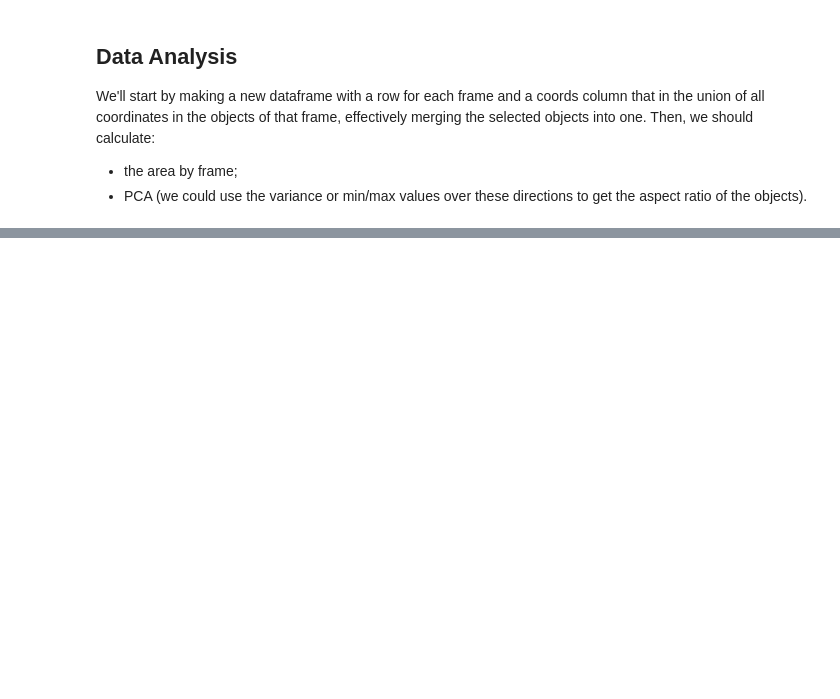
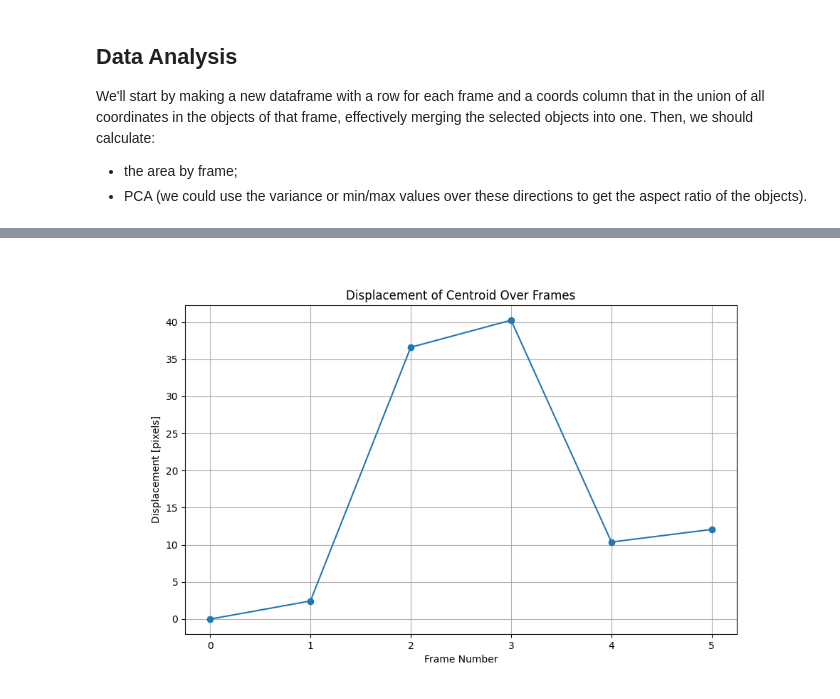
Before and after one commit to gonzaloangaut/tracking_cells, a Jupyter notebook: measuring_cell_deformation.ipynb, the cells around one changed output, grey strips where cells are left out. Drawn from its saved outputs; the diff is of its cells as text; code cells hidden in the pictures; blank space fills up the shorter version.

Commit message:
Added code for data analysis.

```diff
--- a/measuring_cell_deformation.ipynb
+++ b/measuring_cell_deformation.ipynb
@@ -404,9 +406,10 @@ filtered_df = pd.DataFrame()
 
 for frame, labels in object_to_track.items():
     # Filter for the current frame and specified labels
-    frame_filtered = df_properties[(df_properties['frame'] == frame) & (df_properties['label'].isin(labels))]
+    frame_filtered = properties_df[(properties_df['frame'] == frame) & (properties_df['label'].isin(labels))]
 
     # Append the filtered DataFrame to the cumulative DataFrame
     filtered_df = pd.concat([filtered_df, frame_filtered], ignore_index=True)
 
 # Now filtered_df contains only the rows for specified objects in each frame
+filtered_df
@@ -421,3 +443,20 @@ for frame, labels in object_to_track.items():
 We'll start by making a new dataframe with a row for each frame and a coords column that in the union of all coordinates in the objects of that frame, effectively merging the selected objects into one. Then, we should calculate:
 - the area by frame;
 - PCA (we could use the variance or min/max values over these directions to get the aspect ratio of the objects).
+# %%
+# Initialize an empty list to store the aggregated data
+data = []
+
+# Group filtered_df by 'frame' and aggregate coordinates
+for frame, group in filtered_df.groupby('frame'):
+    # Concatenate all coords lists for the current frame into a single list
+    all_coords = [coord for sublist in group['coords'] for coord in sublist]
+
+    # Append the aggregated data for the current frame to the data list
+    data.append({'frame': frame, 'coords': all_coords})
+
+# Create cell_df from the aggregated data
+cell_df = pd.DataFrame(data)
+
+# Display the first few rows of cell_df to verify
+cell_df
@@ -423,0 +514,23 @@ We'll start by making a new dataframe with a row for each frame and a coords col
+# %%
+# Let's plot the displacement to give an idea of speed
+
+# Calculate displacements
+displacements = [0]  # The displacement for the first frame is 0 by definition
+for i in range(1, len(cell_df)):
+    # Calculate the Euclidean distance between consecutive centroids
+    displacement = np.linalg.norm(cell_df['centroid'].iloc[i] - cell_df['centroid'].iloc[i-1])
+    displacements.append(displacement)
+
+# Add the displacements to the cell_df DataFrame
+cell_df['displacement'] = displacements
+
+# Plotting
+plt.figure(figsize=(10, 6))
+plt.plot(cell_df['frame'], cell_df['displacement'], marker='o', linestyle='-')
+plt.title('Displacement of Centroid Over Frames')
+plt.xlabel('Frame Number')
+plt.ylabel('Displacement [pixels]')
+plt.grid(True)
+plt.show()
+# %% [output]
+[figure, added]
```
Also changed, not shown: parts of 7 cells of this notebook.
